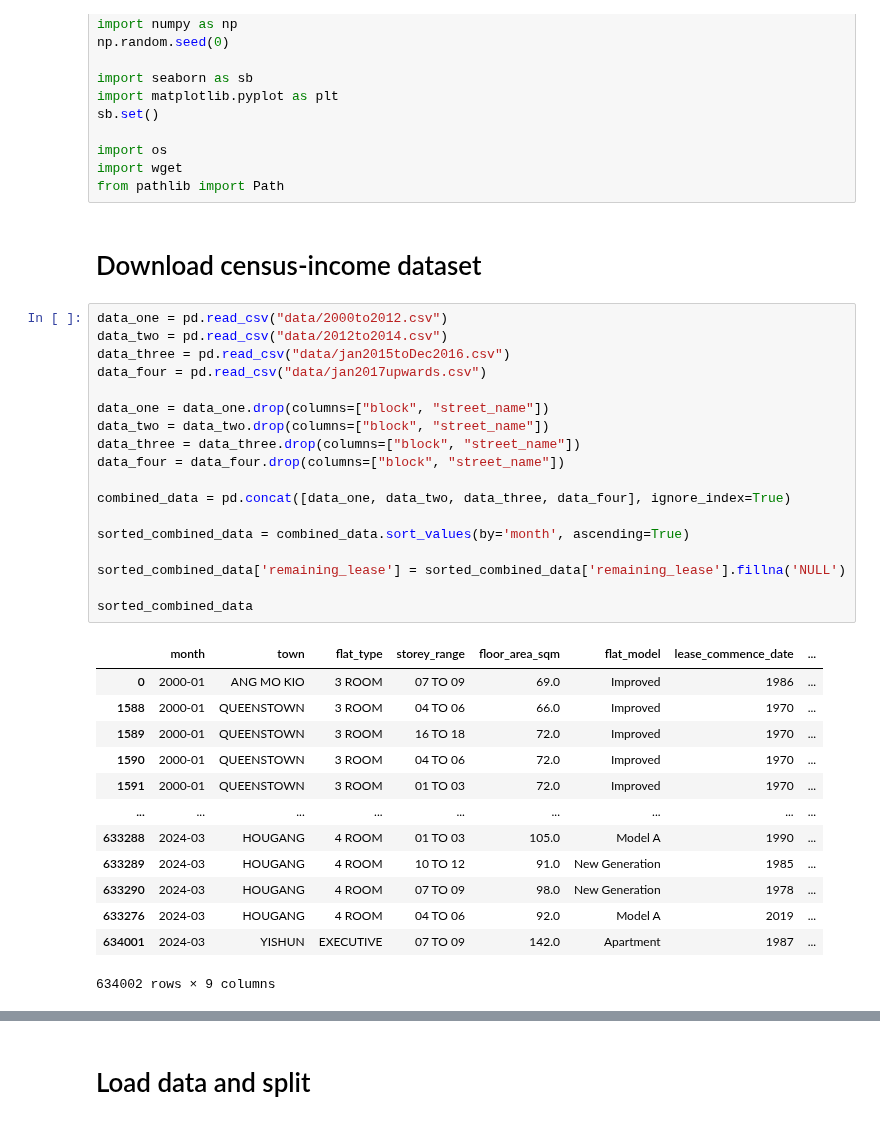
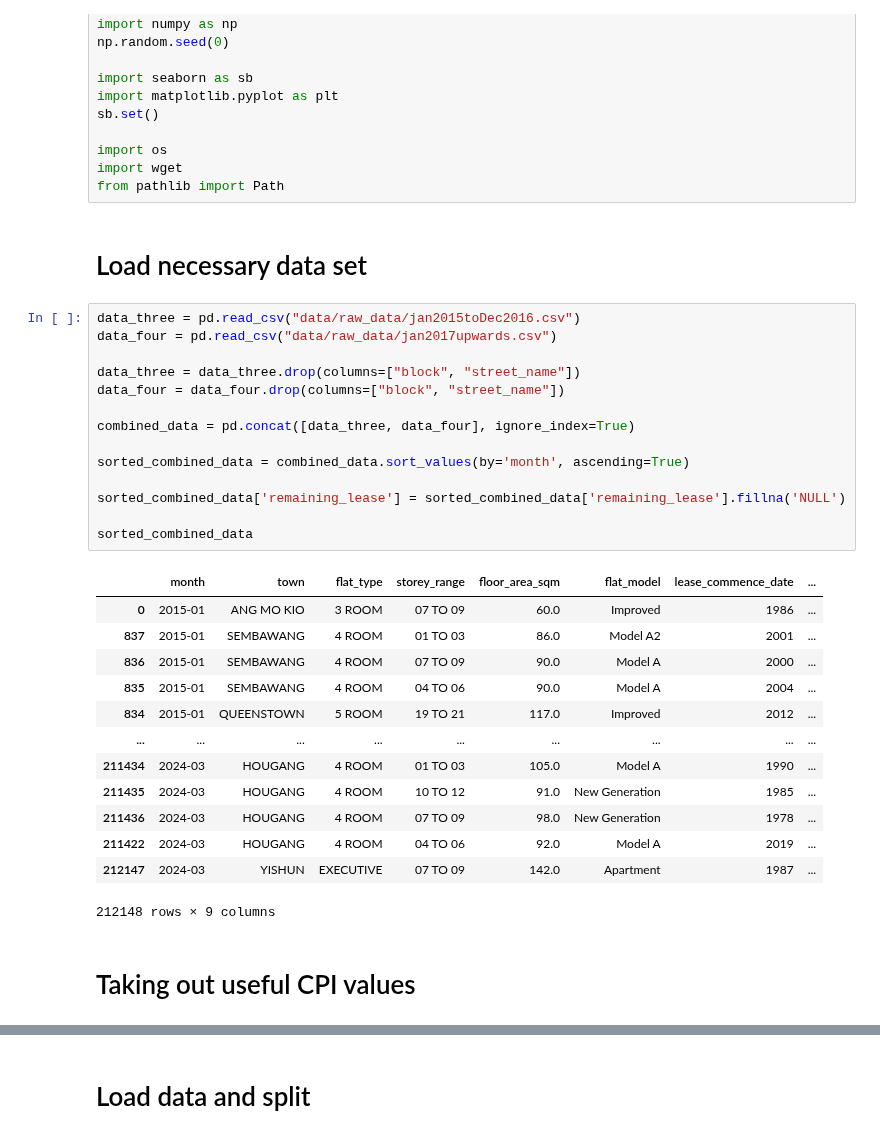
Before and after one commit to KuroInit/HDB-Resale-Price-Predict, a Jupyter notebook: MiniProject.ipynb, the cells around one changed output, grey strips where cells are left out. Cells and saved outputs as stored; diff of their text form.

```diff
--- a/MiniProject.ipynb
+++ b/MiniProject.ipynb
@@ -23,38 +25,36 @@ sb.set()
 import os
 import wget
 from pathlib import Path
-# %% [markdown]
-# Download census-income dataset
+# %% [markdown]
+# Load necessary data set
 # %%
-data_one = pd.read_csv("data/2000to2012.csv")
-data_two = pd.read_csv("data/2012to2014.csv")
-data_three = pd.read_csv("data/jan2015toDec2016.csv")
-data_four = pd.read_csv("data/jan2017upwards.csv")
+data_three = pd.read_csv("data/raw_data/jan2015toDec2016.csv")
+data_four = pd.read_csv("data/raw_data/jan2017upwards.csv")
 
-data_one = data_one.drop(columns=["block", "street_name"])
-data_two = data_two.drop(columns=["block", "street_name"])
 data_three = data_three.drop(columns=["block", "street_name"])
 data_four = data_four.drop(columns=["block", "street_name"])
 
-combined_data = pd.concat([data_one, data_two, data_three, data_four], ignore_index=True)
+combined_data = pd.concat([data_three, data_four], ignore_index=True)
 
 sorted_combined_data = combined_data.sort_values(by='month', ascending=True)
 
 sorted_combined_data['remaining_lease'] = sorted_combined_data['remaining_lease'].fillna('NULL')
 
 sorted_combined_data
 # %% [output]
 |  | month | town | flat_type | storey_range | floor_area_sqm | flat_model | lease_commence_date | ... |
-| 0 | 2000-01 | ANG MO KIO | 3 ROOM | 07 TO 09 | 69.0 | Improved | 1986 | ... |
-| 1588 | 2000-01 | QUEENSTOWN | 3 ROOM | 04 TO 06 | 66.0 | Improved | 1970 | ... |
-| 1589 | 2000-01 | QUEENSTOWN | 3 ROOM | 16 TO 18 | 72.0 | Improved | 1970 | ... |
-| 1590 | 2000-01 | QUEENSTOWN | 3 ROOM | 04 TO 06 | 72.0 | Improved | 1970 | ... |
-| 1591 | 2000-01 | QUEENSTOWN | 3 ROOM | 01 TO 03 | 72.0 | Improved | 1970 | ... |
+| 0 | 2015-01 | ANG MO KIO | 3 ROOM | 07 TO 09 | 60.0 | Improved | 1986 | ... |
+| 837 | 2015-01 | SEMBAWANG | 4 ROOM | 01 TO 03 | 86.0 | Model A2 | 2001 | ... |
+| 836 | 2015-01 | SEMBAWANG | 4 ROOM | 07 TO 09 | 90.0 | Model A | 2000 | ... |
+| 835 | 2015-01 | SEMBAWANG | 4 ROOM | 04 TO 06 | 90.0 | Model A | 2004 | ... |
+| 834 | 2015-01 | QUEENSTOWN | 5 ROOM | 19 TO 21 | 117.0 | Improved | 2012 | ... |
 | ... | ... | ... | ... | ... | ... | ... | ... | ... |
-| 633288 | 2024-03 | HOUGANG | 4 ROOM | 01 TO 03 | 105.0 | Model A | 1990 | ... |
-| 633289 | 2024-03 | HOUGANG | 4 ROOM | 10 TO 12 | 91.0 | New Generation | 1985 | ... |
-| 633290 | 2024-03 | HOUGANG | 4 ROOM | 07 TO 09 | 98.0 | New Generation | 1978 | ... |
-| 633276 | 2024-03 | HOUGANG | 4 ROOM | 04 TO 06 | 92.0 | Model A | 2019 | ... |
-| 634001 | 2024-03 | YISHUN | EXECUTIVE | 07 TO 09 | 142.0 | Apartment | 1987 | ... |
+| 211434 | 2024-03 | HOUGANG | 4 ROOM | 01 TO 03 | 105.0 | Model A | 1990 | ... |
+| 211435 | 2024-03 | HOUGANG | 4 ROOM | 10 TO 12 | 91.0 | New Generation | 1985 | ... |
+| 211436 | 2024-03 | HOUGANG | 4 ROOM | 07 TO 09 | 98.0 | New Generation | 1978 | ... |
+| 211422 | 2024-03 | HOUGANG | 4 ROOM | 04 TO 06 | 92.0 | Model A | 2019 | ... |
+| 212147 | 2024-03 | YISHUN | EXECUTIVE | 07 TO 09 | 142.0 | Apartment | 1987 | ... |
-634002 rows × 9 columns
+212148 rows × 9 columns
+# %% [markdown]
+# Taking out useful CPI values
 # %%
```
Also changed, not shown: parts of 47 cells of this notebook, 2 other files.
